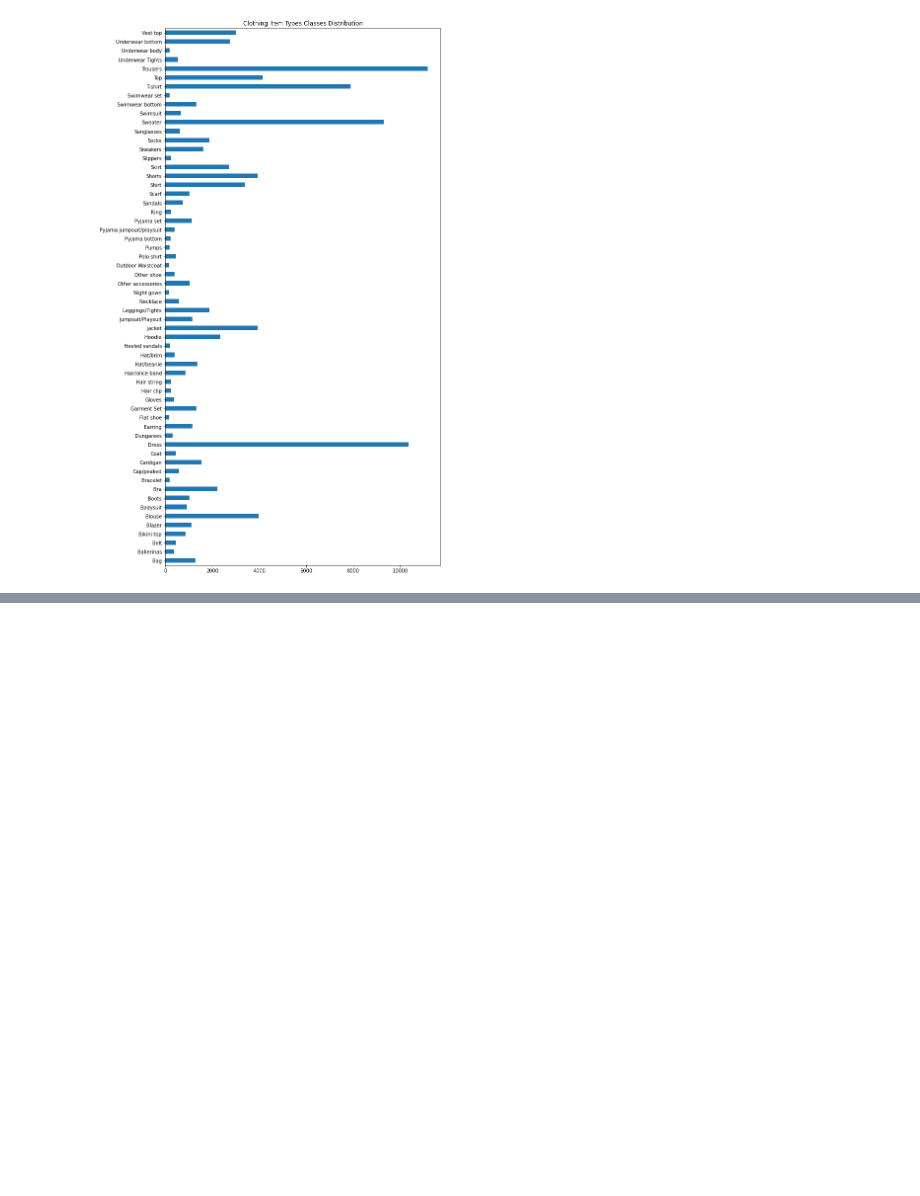
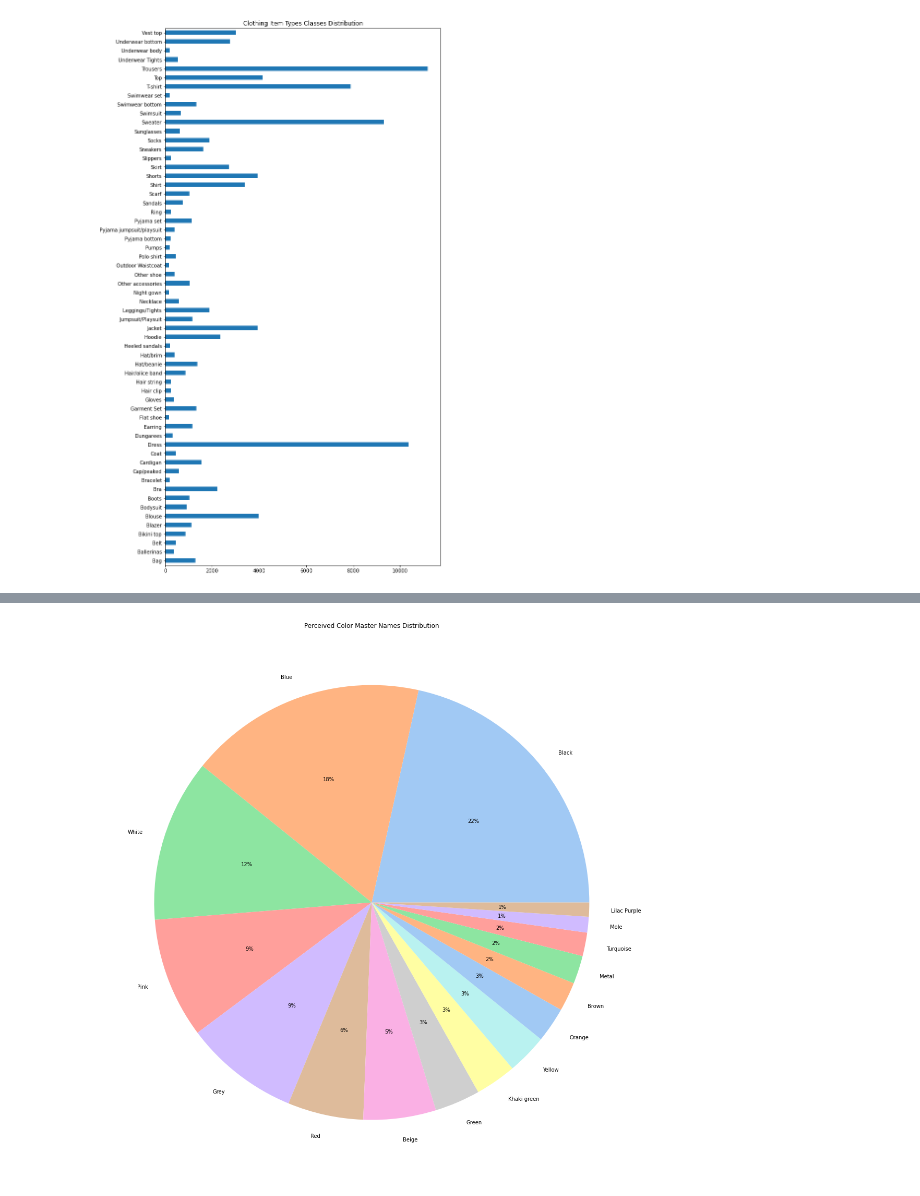
Before and after one commit to kuzmatsukanov/kuzma_omri_noa_data_project, a Jupyter notebook: Final_Project_EDA_Omri.ipynb, the cells around one changed output, grey strips where cells are left out. Cells and saved outputs as stored; diff of their text form; code cells hidden in the pictures; blank space fills up the shorter version.

```diff
--- a/Final_Project_EDA_Omri.ipynb
+++ b/Final_Project_EDA_Omri.ipynb
@@ -109,0 +188,12 @@ plt.show()
+# %%
+perceived_colour_master_name = filtered_df['perceived_colour_master_name']
+# %%
+grouped2 = perceived_colour_master_name.value_counts()[:16]
+# %%
+plt.figure(figsize=(15,15))
+plt.pie(grouped2.values, labels = grouped2.index, colors = colors, autopct='%.0f%%')
+plt.title("Perceived Color Master Names Distribution")
+plt.tight_layout()
+plt.show()
+# %% [output]
+[figure, added]
```
Also changed, not shown: parts of 15 cells of this notebook.
